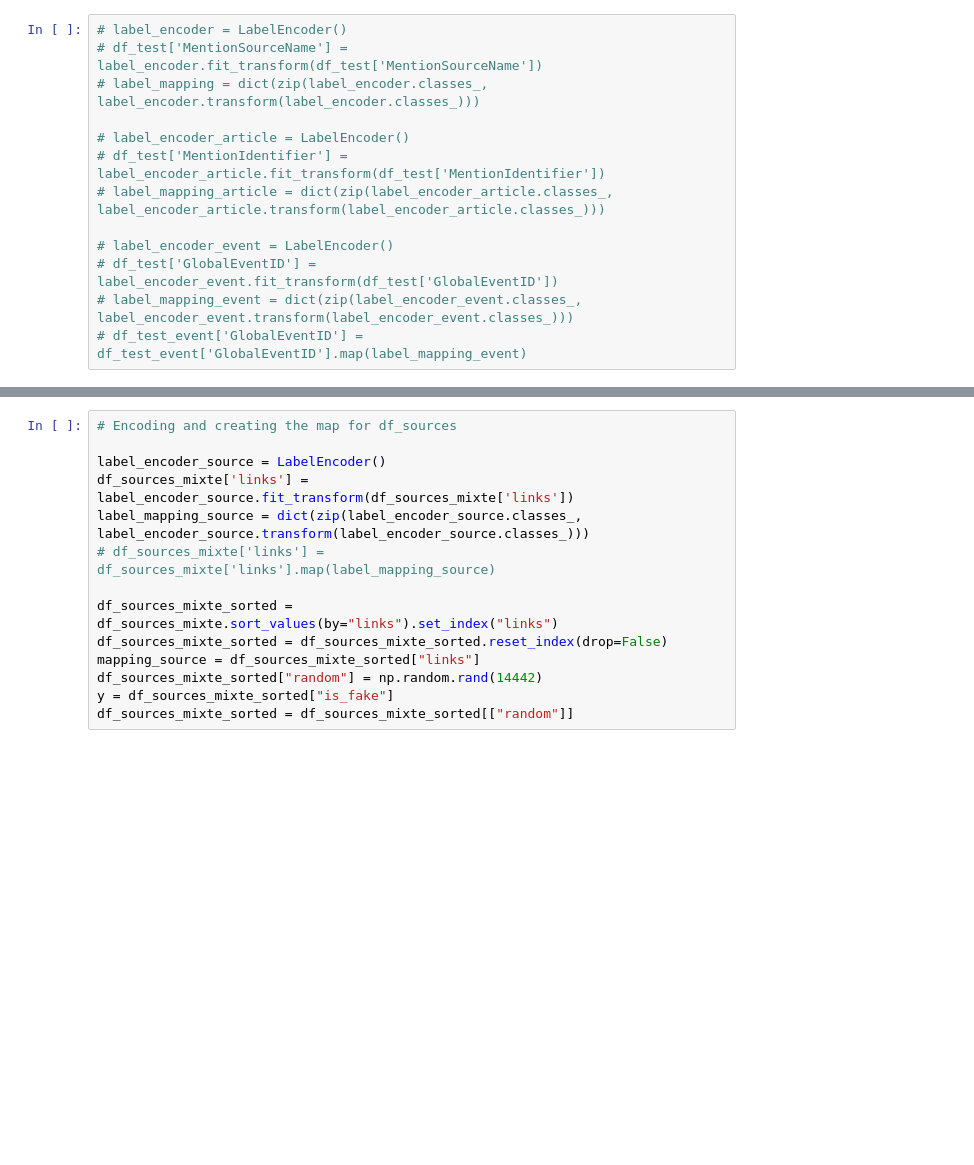
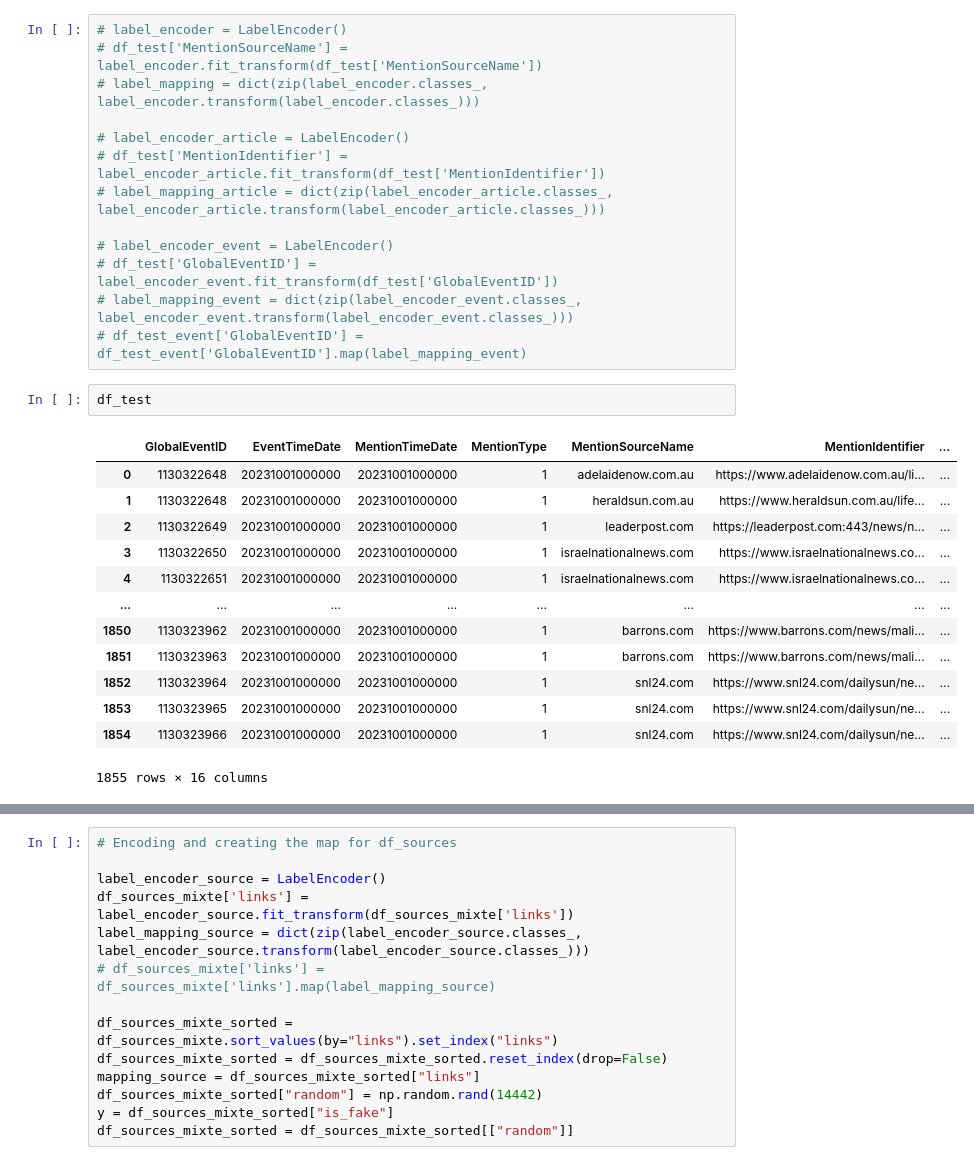
Before and after one commit to MatthiasPicard/fake-news-detection, a Jupyter notebook: urls.ipynb, the cells around one changed output, grey strips where cells are left out. Cells and saved outputs as stored; diff of their text form; blank space fills up the shorter version.

```diff
--- a/urls.ipynb
+++ b/urls.ipynb
@@ -300,3 +301,19 @@ data["movie"]
 # df_test['GlobalEventID'] = label_encoder_event.fit_transform(df_test['GlobalEventID'])
 # label_mapping_event = dict(zip(label_encoder_event.classes_, label_encoder_event.transform(label_encoder_event.classes_)))
 # df_test_event['GlobalEventID'] = df_test_event['GlobalEventID'].map(label_mapping_event)
+# %%
+df_test
+# %% [output]
+|  | GlobalEventID | EventTimeDate | MentionTimeDate | MentionType | MentionSourceName | MentionIdentifier | ... |
+| 0 | 1130322648 | 20231001000000 | 20231001000000 | 1 | adelaidenow.com.au | https://www.adelaidenow.com.au/li... | ... |
+| 1 | 1130322648 | 20231001000000 | 20231001000000 | 1 | heraldsun.com.au | https://www.heraldsun.com.au/life... | ... |
+| 2 | 1130322649 | 20231001000000 | 20231001000000 | 1 | leaderpost.com | https://leaderpost.com:443/news/n... | ... |
+| 3 | 1130322650 | 20231001000000 | 20231001000000 | 1 | israelnationalnews.com | https://www.israelnationalnews.co... | ... |
+| 4 | 1130322651 | 20231001000000 | 20231001000000 | 1 | israelnationalnews.com | https://www.israelnationalnews.co... | ... |
+| ... | ... | ... | ... | ... | ... | ... | ... |
+| 1850 | 1130323962 | 20231001000000 | 20231001000000 | 1 | barrons.com | https://www.barrons.com/news/mali... | ... |
+| 1851 | 1130323963 | 20231001000000 | 20231001000000 | 1 | barrons.com | https://www.barrons.com/news/mali... | ... |
+| 1852 | 1130323964 | 20231001000000 | 20231001000000 | 1 | snl24.com | https://www.snl24.com/dailysun/ne... | ... |
+| 1853 | 1130323965 | 20231001000000 | 20231001000000 | 1 | snl24.com | https://www.snl24.com/dailysun/ne... | ... |
+| 1854 | 1130323966 | 20231001000000 | 20231001000000 | 1 | snl24.com | https://www.snl24.com/dailysun/ne... | ... |
+1855 rows × 16 columns
```
Also changed, not shown: parts of 19 cells of this notebook.
